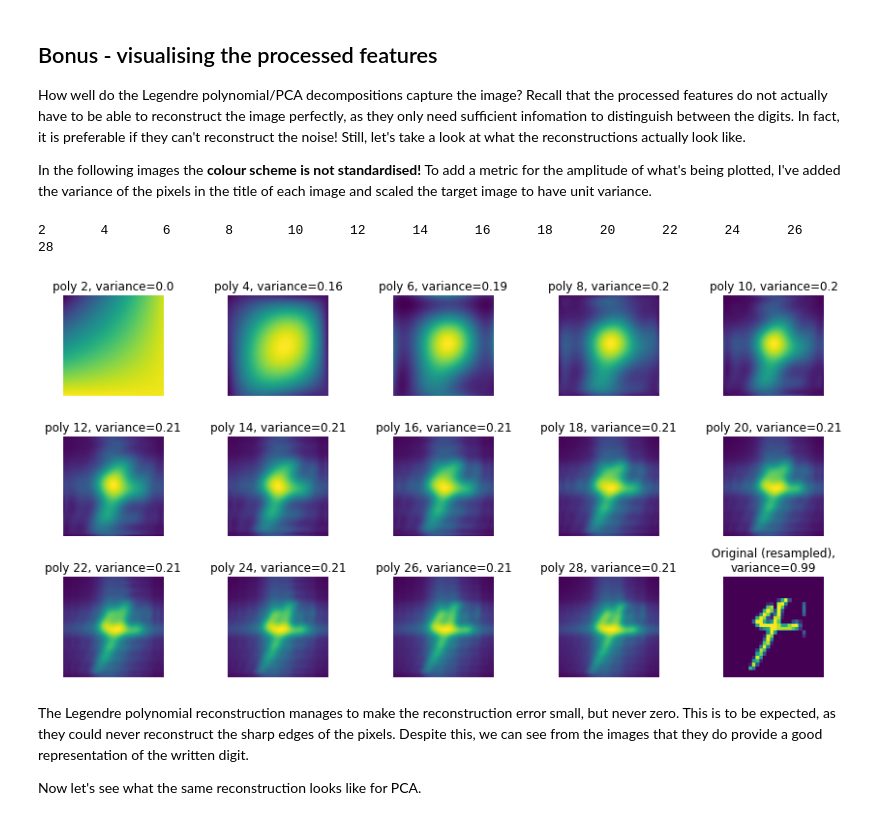
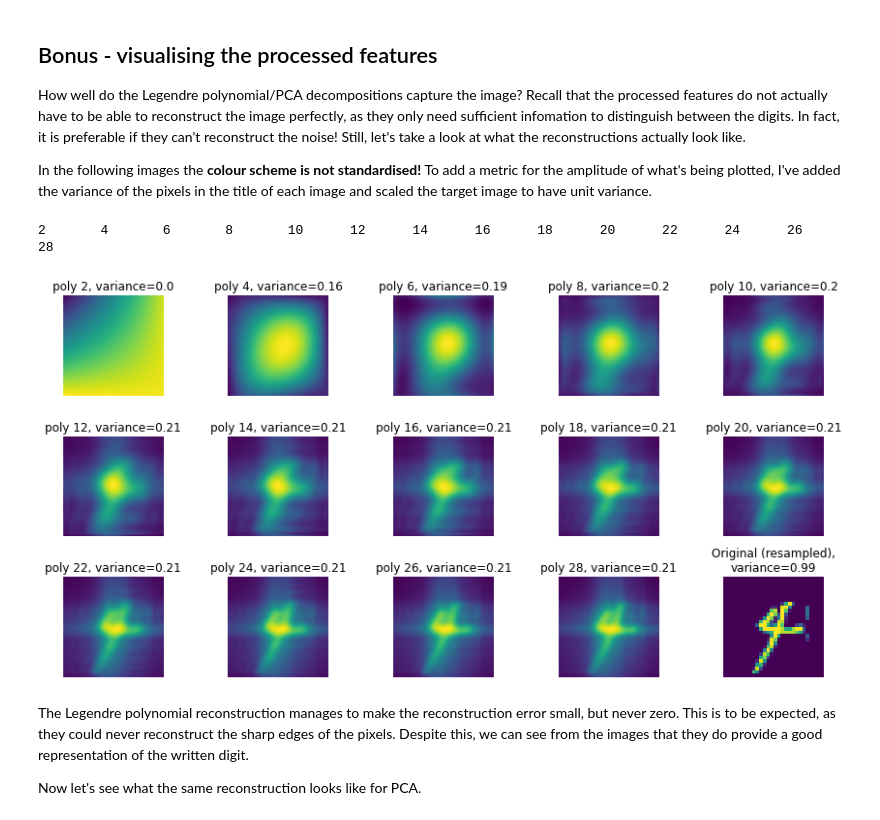
Before and after one commit to pc559/mnist_comparison, a Jupyter notebook: mnist_compare.ipynb, the cells around one changed output. Saved outputs shown, nothing was run; the diff lists cells and outputs as text; code cells hidden in the pictures.

Commit message:
Added recomp images

```diff
--- a/mnist_compare.ipynb
+++ b/mnist_compare.ipynb
@@ -869,36 +875,36 @@ f_xs, f_ys = np.meshgrid(xs, ys)[0].flatten(), np.meshgrid(xs, ys)[1].flatten()
 fns = func(f_xs, f_ys)
 
 fig, axs = plt.subplots(3, 5, figsize=(12,6))
 axs = axs.flatten()
 recon_res = []
-for ind, Nmax in enumerate(range(2, 29, 2)):#range(1,32,10):
+for ind, Nmax in enumerate(range(2, 29, 2)):
     coeffs = np.einsum('ia,ba->ib', Q[:Nmax], to_fit_example)
     coeffs = np.einsum('jb,ib->ij', Q[:Nmax], coeffs)
     recomp = np.dot(coeffs, [eval_legendre(n, xs) for n in range(Nmax)])
     recomp = np.dot(recomp.T, [eval_legendre(n, xs) for n in range(Nmax)]).flatten()
     recon_res.append([Nmax, np.sum((recomp-fns)**2)/np.sum(fns**2)])
     scale = (28./N_plot)**2 # Relative number of pixels
     axs[ind].set_title(f'poly {Nmax}, variance={round(np.var(recomp),2)}')
     #axs[ind].set_title(f'poly {Nmax}, log_sq_sum={round(np.log10(scale*np.sum(recomp**2)),2)}')
     axs[ind].imshow(recomp.reshape((N_plot,N_plot)), label='recomp', extent=[-1, 1, -1, 1])
     print(Nmax, end='\t', flush=True)
     axs[ind].axis('off')
 recon_res = np.array(recon_res)
 axs[-1].set_title(f'Original (resampled),\nvariance={round(np.var(fns),2)}')
 axs[-1].axis('off')
-axs[-1].imshow(fns.reshape((N_plot,N_plot)), extent=[-1, 1, -1, 1])
+axs[-1].imshow(to_fit_example)#fns.reshape((N_plot,N_plot)), extent=[-1, 1, -1, 1])
 plt.tight_layout()
 plt.show()
 
 #fig, ax = plt.subplots(1,1,figsize=(6,3))
 #ax.set_title('Legendre reconstruction error')
 #ax.plot(recon_res[:,0]**2, recon_res[:,1], '-x')
 #ax.set_ylabel('Error')
 #ax.set_xlabel('Components')
 #plt.show()
 # %% [output]
 2       4       6       8       10      12      14      16      18      20      22      24      26      28
-[figure, old version]
+[figure, new version]
 # %% [markdown]
 The Legendre polynomial reconstruction manages to make the reconstruction error
 small, but never zero. This is to be expected,
```
Also changed, not shown: parts of 3 cells of this notebook, 3 other files.
